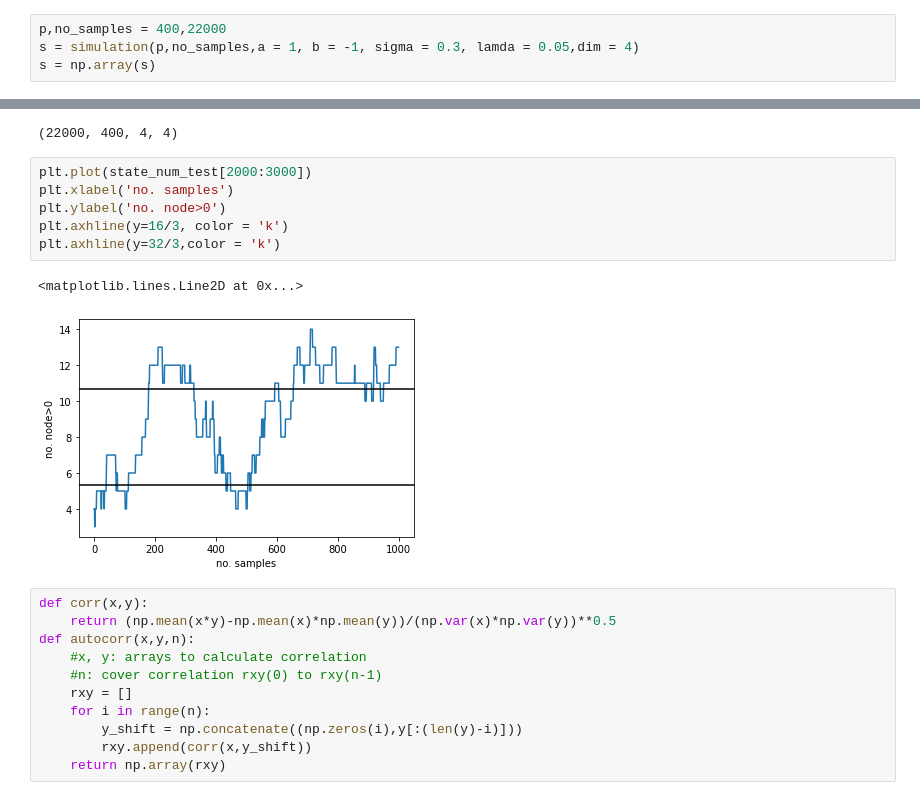
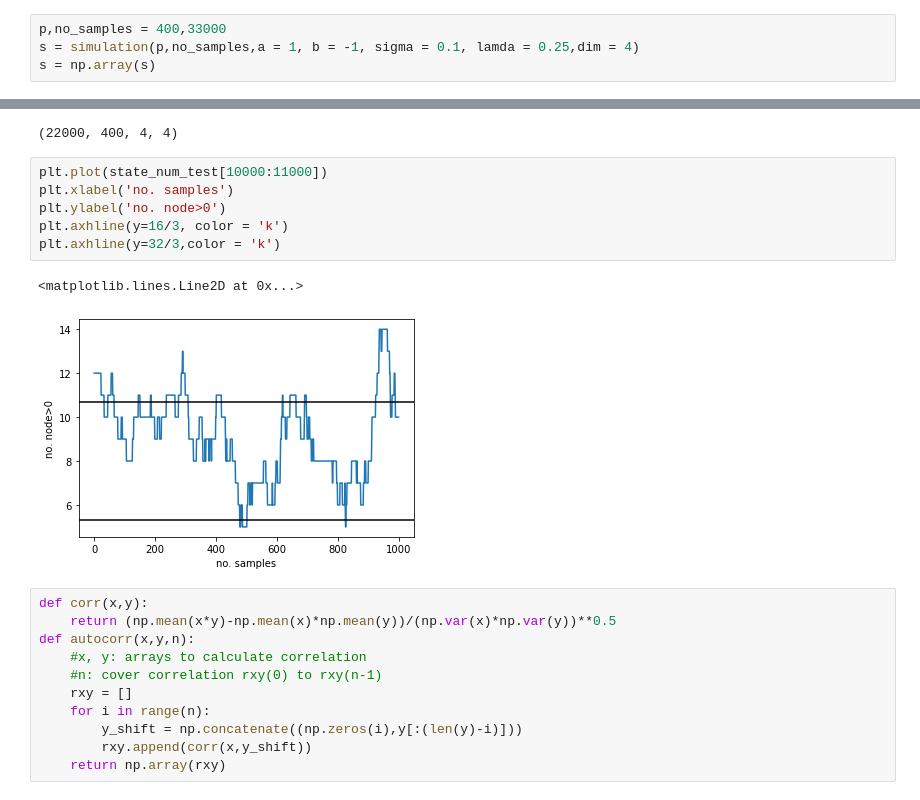
Before and after one commit to yy495/bistable_perception_project, a Jupyter notebook: parallel_test_09.ipynb, the cells around one changed output, grey strips where cells are left out. Saved outputs shown, nothing was run; the diff lists cells and outputs as text.

```diff
--- a/parallel_test_09.ipynb
+++ b/parallel_test_09.ipynb
@@ -62,8 +62,8 @@ def simulation(p,no_samples,a = 1, b = -1, sigma = 0.3, lamda = 0.05,dim = 4):
         state_list_par.append(z_a)
     return state_list_par
 # %%
-p,no_samples = 400,22000
-s = simulation(p,no_samples,a = 1, b = -1, sigma = 0.3, lamda = 0.05,dim = 4)
+p,no_samples = 400,33000
+s = simulation(p,no_samples,a = 1, b = -1, sigma = 0.1, lamda = 0.25,dim = 4)
 s = np.array(s)
 # %%
 s_test = s[:,99,:,:]
@@ -75,14 +75,14 @@ state_num_test1 = np.array([len(np.where(state>0)[0]) for state in s_test1])
 # %% [output]
 (22000, 400, 4, 4)
 # %%
-plt.plot(state_num_test[2000:3000])
+plt.plot(state_num_test[10000:11000])
 plt.xlabel('no. samples')
 plt.ylabel('no. node>0')
 plt.axhline(y=16/3, color = 'k')
 plt.axhline(y=32/3,color = 'k')
 # %% [output]
 <matplotlib.lines.Line2D at 0x...>
-[figure, old version]
+[figure, new version]
 # %%
 def corr(x,y):
     return (np.mean(x*y)-np.mean(x)*np.mean(y))/(np.var(x)*np.var(y))**0.5
```
Also changed, not shown: parts of 5 cells of this notebook.
